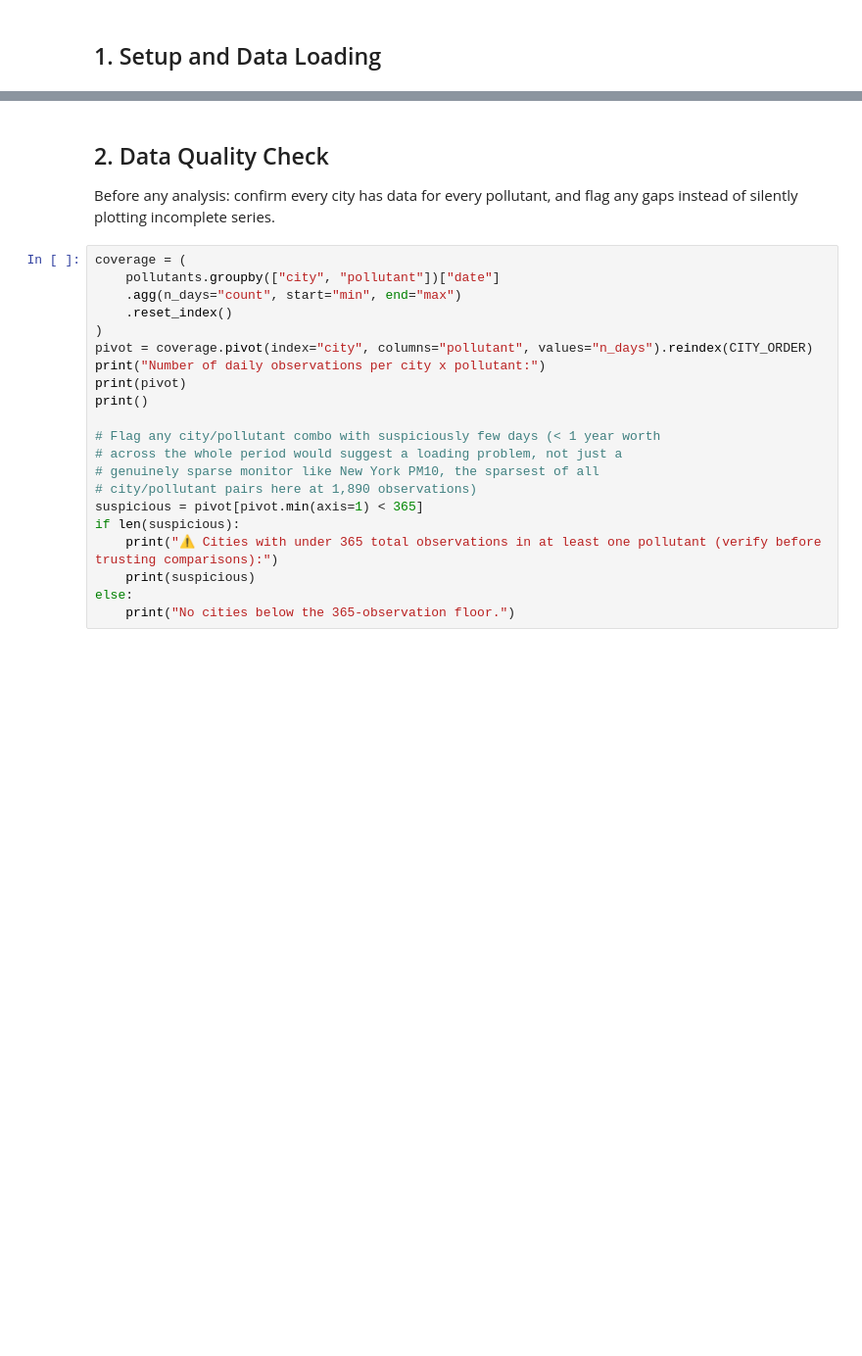
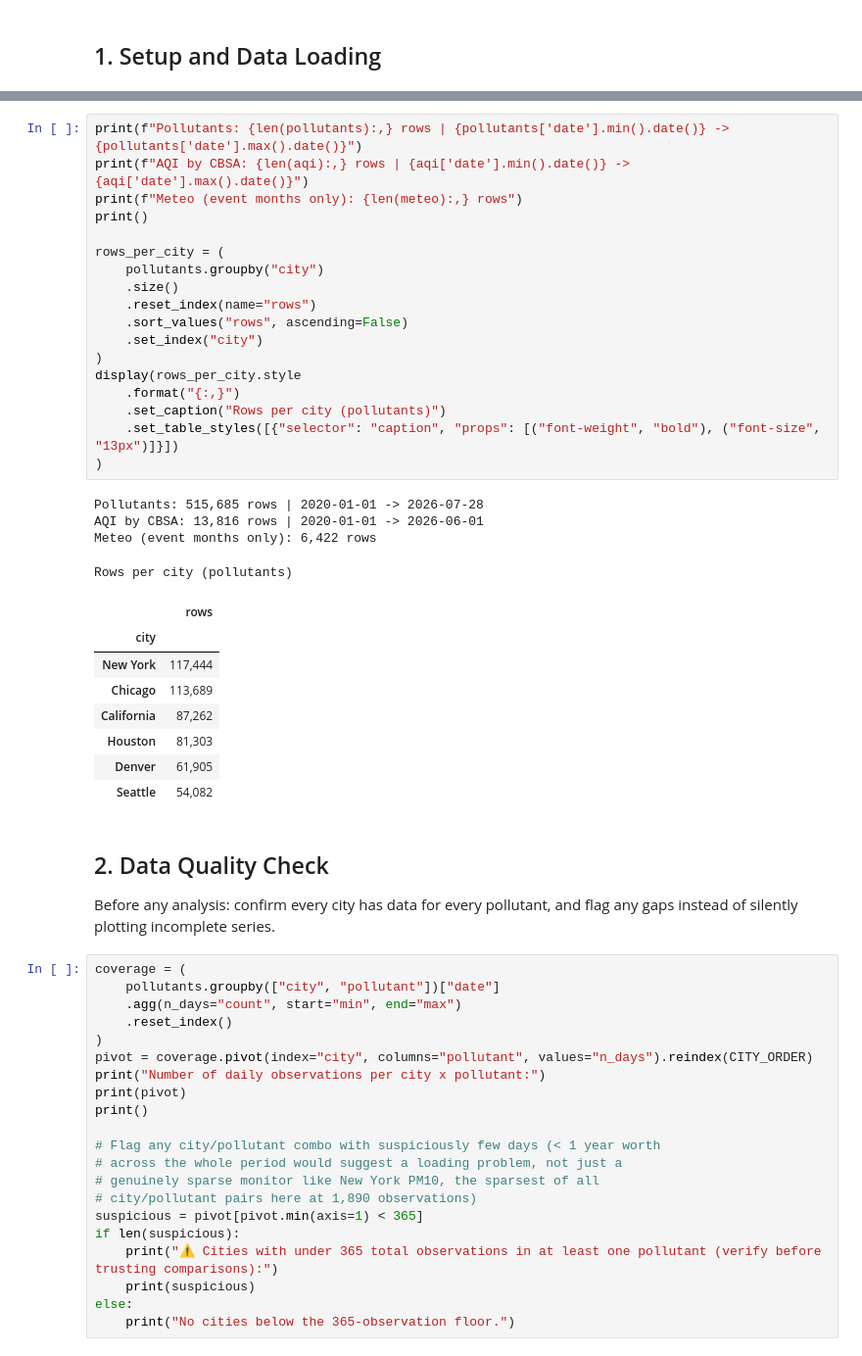
Before and after one commit to AlonsoSheila/air-quality-usa, a Jupyter notebook: air_quality_usa.ipynb, the cells around one changed output, grey strips where cells are left out. Shown at 98% size. Drawn from its saved outputs; the diff is of its cells as text; blank space fills up the shorter version.

```diff
--- a/air_quality_usa.ipynb
+++ b/air_quality_usa.ipynb
@@ -78,3 +114,34 @@ dtype: int64
+# %%
+print(f"Pollutants: {len(pollutants):,} rows | {pollutants['date'].min().date()} -> {pollutants['date'].max().date()}")
+print(f"AQI by CBSA: {len(aqi):,} rows | {aqi['date'].min().date()} -> {aqi['date'].max().date()}")
+print(f"Meteo (event months only): {len(meteo):,} rows")
+print()
+
+rows_per_city = (
+    pollutants.groupby("city")
+    .size()
+    .reset_index(name="rows")
+    .sort_values("rows", ascending=False)
+    .set_index("city")
+)
+display(rows_per_city.style
+    .format("{:,}")
+    .set_caption("Rows per city (pollutants)")
+    .set_table_styles([{"selector": "caption", "props": [("font-weight", "bold"), ("font-size", "13px")]}])
+)
+# %% [output]
+Pollutants: 515,685 rows | 2020-01-01 -> 2026-07-28
+AQI by CBSA: 13,816 rows | 2020-01-01 -> 2026-06-01
+Meteo (event months only): 6,422 rows
+Rows per city (pollutants)
+|  | rows |
+| city |  |
+| New York | 117,444 |
+| Chicago | 113,689 |
+| California | 87,262 |
+| Houston | 81,303 |
+| Denver | 61,905 |
+| Seattle | 54,082 |
 # %% [markdown]
 ## 2. Data Quality Check
 
```
Also changed, not shown: parts of 10 cells of this notebook, 2 other files.
